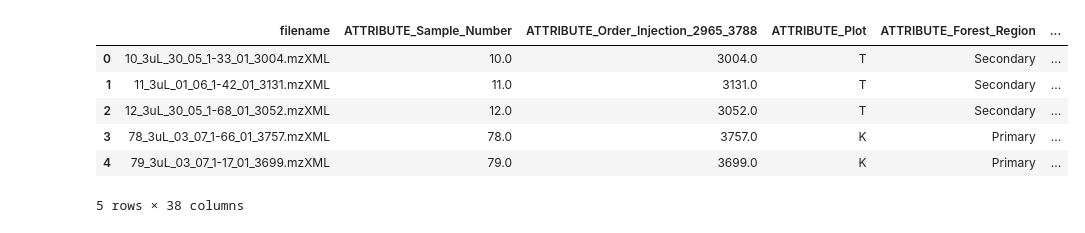
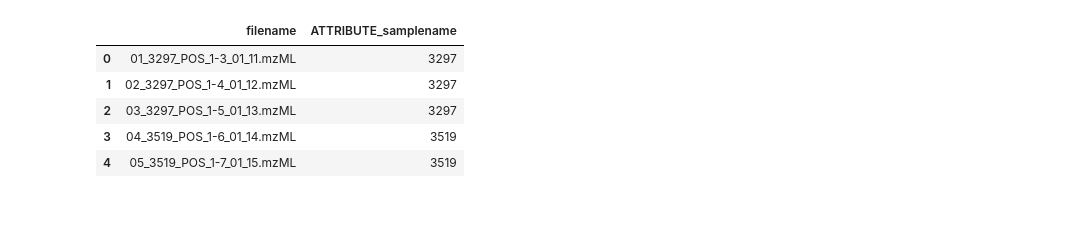
Before and after one commit to computational-chemical-biology/ClusterApp, a Jupyter notebook: notebooks/gnps_to_csv.ipynb, the cells around one changed output. Cells and saved outputs as stored; diff of their text form; code cells hidden in the pictures.

```diff
--- a/notebooks/gnps_to_csv.ipynb
+++ b/notebooks/gnps_to_csv.ipynb
@@ -43 +1,15 @@ gnps_result.meta
+# %%
+import pandas as pd
+import requests
+import io
+
+base_url = 'https://gnps2.org/resultfile?task='
+
+taskid = 'c66bf306c305449e856edc355e61ab20'
+
+url_to_features = f'{base_url}{taskid}&file=nf_output/clustering/featuretable_reformated.csv'
+url_to_metadata = f'{base_url}{taskid}&file=nf_output/metadata/merged_metadata.tsv'
+
+feat = pd.read_csv(io.StringIO(requests.get(url_to_features).text))
+meta = pd.read_csv(io.StringIO(requests.get(url_to_metadata).text), sep='\t')
 # %%
@@ -55,10 +25,9 @@ merged_df = pd.concat([gnps_result.meta, gnps_result.feat], axis=1)
 # %%
-merged_df.head()
+meta.head()
 # %% [output]
-|  | filename | ATTRIBUTE_Sample_Number | ATTRIBUTE_Order_Injection_2965_3788 | ATTRIBUTE_Plot | ATTRIBUTE_Forest_Region | ... |
-| 0 | 10_3uL_30_05_1-33_01_3004.mzXML | 10.0 | 3004.0 | T | Secondary | ... |
-| 1 | 11_3uL_01_06_1-42_01_3131.mzXML | 11.0 | 3131.0 | T | Secondary | ... |
-| 2 | 12_3uL_30_05_1-68_01_3052.mzXML | 12.0 | 3052.0 | T | Secondary | ... |
-| 3 | 78_3uL_03_07_1-66_01_3757.mzXML | 78.0 | 3757.0 | K | Primary | ... |
-| 4 | 79_3uL_03_07_1-17_01_3699.mzXML | 79.0 | 3699.0 | K | Primary | ... |
+|  | filename | ATTRIBUTE_samplename |
+| 0 | 01_3297_POS_1-3_01_11.mzML | 3297 |
+| 1 | 02_3297_POS_1-4_01_12.mzML | 3297 |
+| 2 | 03_3297_POS_1-5_01_13.mzML | 3297 |
+| 3 | 04_3519_POS_1-6_01_14.mzML | 3519 |
+| 4 | 05_3519_POS_1-7_01_15.mzML | 3519 |
-5 rows × 38 columns
```
Also changed, not shown: parts of 22 cells of this notebook, 2 other files.
